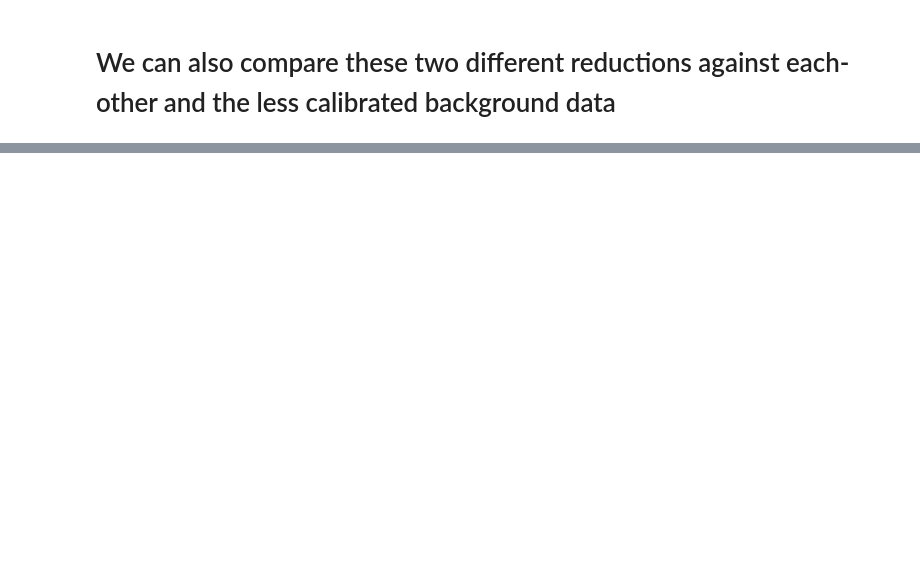
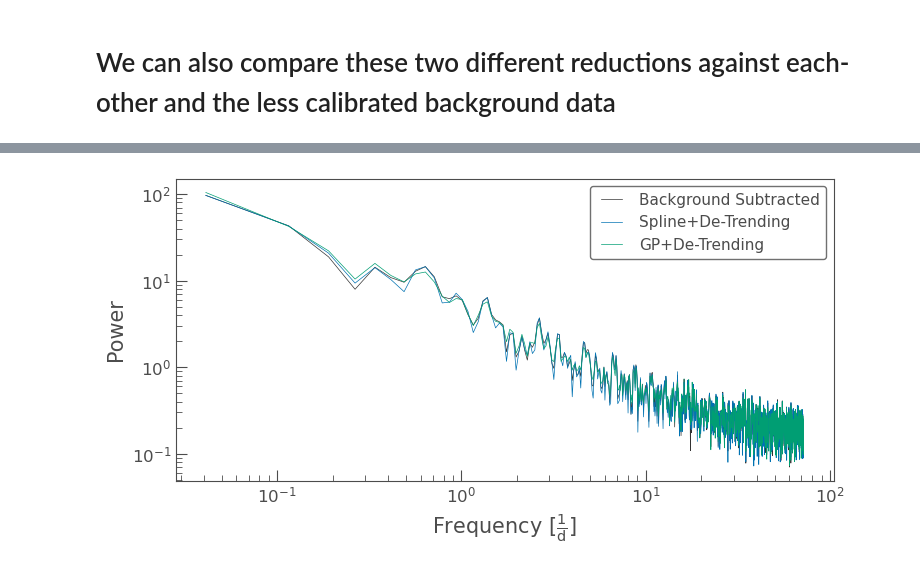
Before and after one commit to tylerapritchard/TESSGI_Tut_NGC4151, a Jupyter notebook: NGC4151_modelfit.ipynb, the cells around one changed output, grey strips where cells are left out. Cells and saved outputs as stored; diff of their text form; code cells hidden in the pictures; blank space fills up the shorter version.

```diff
--- a/NGC4151_modelfit.ipynb
+++ b/NGC4151_modelfit.ipynb
@@ -260,14 +264,16 @@ with plt.style.context(MPLSTYLE):
 # %%
-pd=lc.to_periodogram(method='lombscargle')
-pd_spl=lc_SplineCorrected.to_periodogram(method='lombscargle')
-pd_gp=lc_GPCorrected.to_periodogram(method='lombscargle')
+prd=lc.to_periodogram(method='lombscargle')
+prd_spl=lc_SplineCorrected.to_periodogram(method='lombscargle')
+prd_gp=lc_GPCorrected.to_periodogram(method='lombscargle')
 
-pd=pd.bin()
-pd_spl=pd_spl.bin()
-pd_gp=pd_gp.bin()
+prd=prd.bin()
+prd_spl=prd_spl.bin()
+prd_gp=prd_gp.bin()
 
 with plt.style.context(MPLSTYLE):
     fig, ax = plt.subplots()
-    pd.plot(ax=ax,scale='log',label='Background Subtracted')
-    pd_spl.plot(ax=ax,scale='log',label='Spline+De-Trending')
-    pd_gp.plot(ax=ax,scale='log',label='GP+De-Trending')
+    prd.plot(ax=ax,scale='log',label='Background Subtracted')
+    prd_spl.plot(ax=ax,scale='log',label='Spline+De-Trending')
+    prd_gp.plot(ax=ax,scale='log',label='GP+De-Trending')
+# %% [output]
+[figure, added]
```
Also changed, not shown: parts of 10 cells of this notebook, 4 other files.
